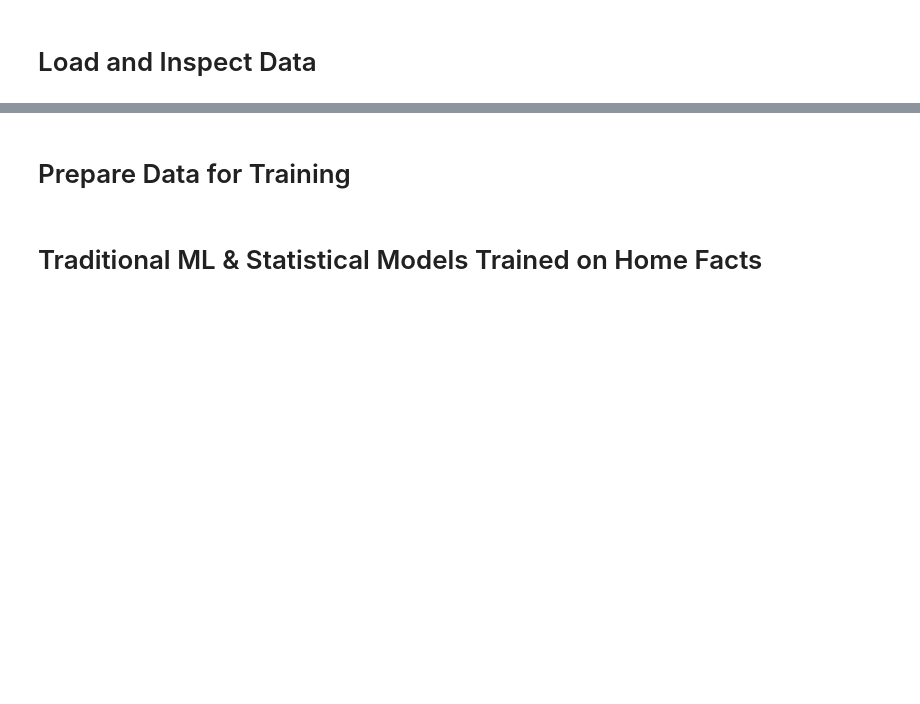
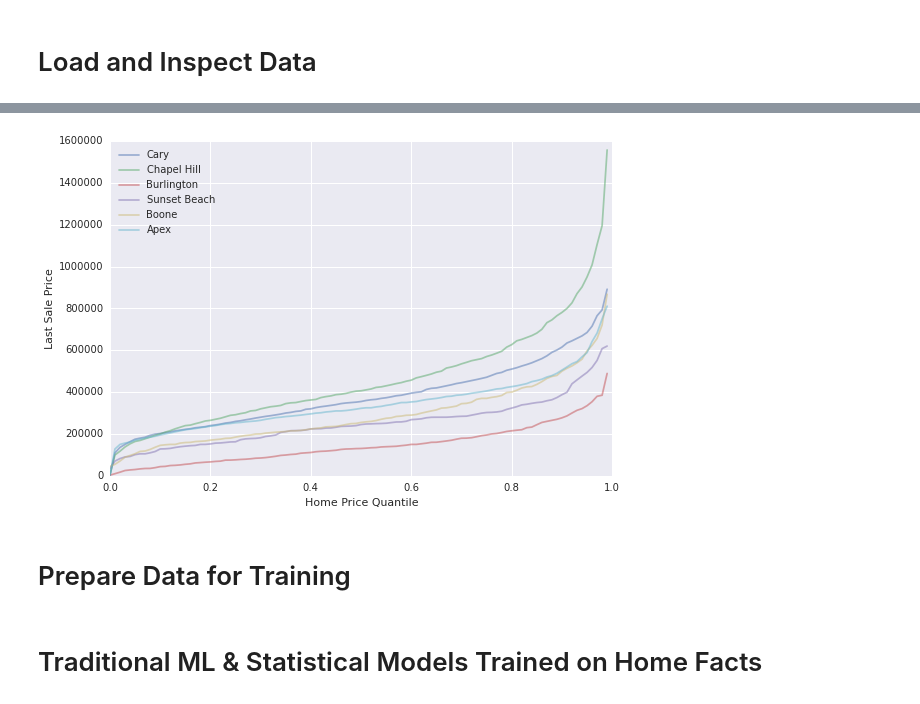
Before and after one commit to jeffschecter/sandbox, a Jupyter notebook: zillow/zillow.ipynb, the cells around one changed output, grey strips where cells are left out. Saved outputs shown, nothing was run; the diff lists cells and outputs as text; code cells hidden in the pictures; blank space fills up the shorter version.

```diff
--- a/zillow/zillow.ipynb
+++ b/zillow/zillow.ipynb
@@ -51,3 +50,20 @@ plt.show()
+# %%
+QUANTILES = np.arange(0, 1, 0.01)
+
+def GetSaleQuantilesForCity(city):
+    return df[df.city == city].last_sold.quantile(QUANTILES)
+
+figsize(9, 6)
+for city in ("Cary", "Chapel Hill", "Burlington", "Sunset Beach", "Boone", "Apex"):
+    plt.plot(
+        QUANTILES, GetSaleQuantilesForCity(city),
+        label=city, alpha=0.5)
+plt.legend(loc="upper left")
+plt.xlabel("Home Price Quantile")
+plt.ylabel("Last Sale Price")
+plt.show()
+# %% [output]
+[figure, added]
 # %% [markdown]
 # Prepare Data for Training
 # %%
```
Also changed, not shown: parts of 42 cells of this notebook, 2 other files.
